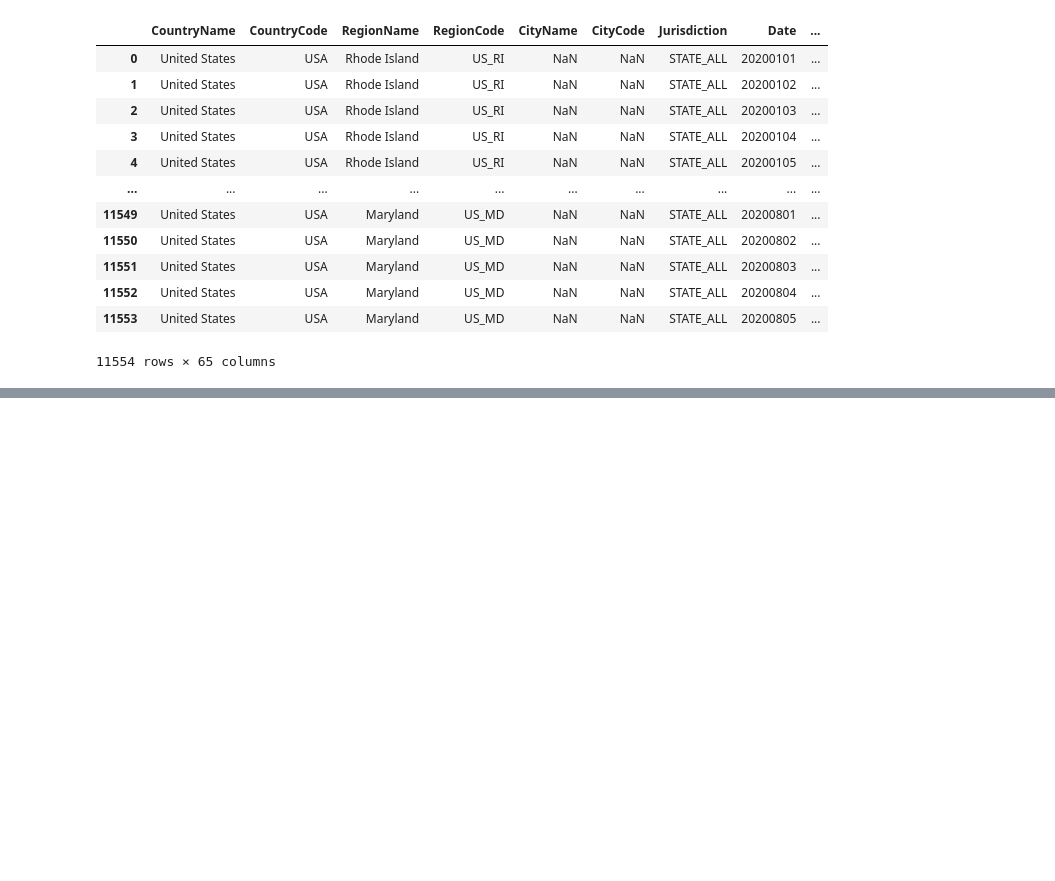
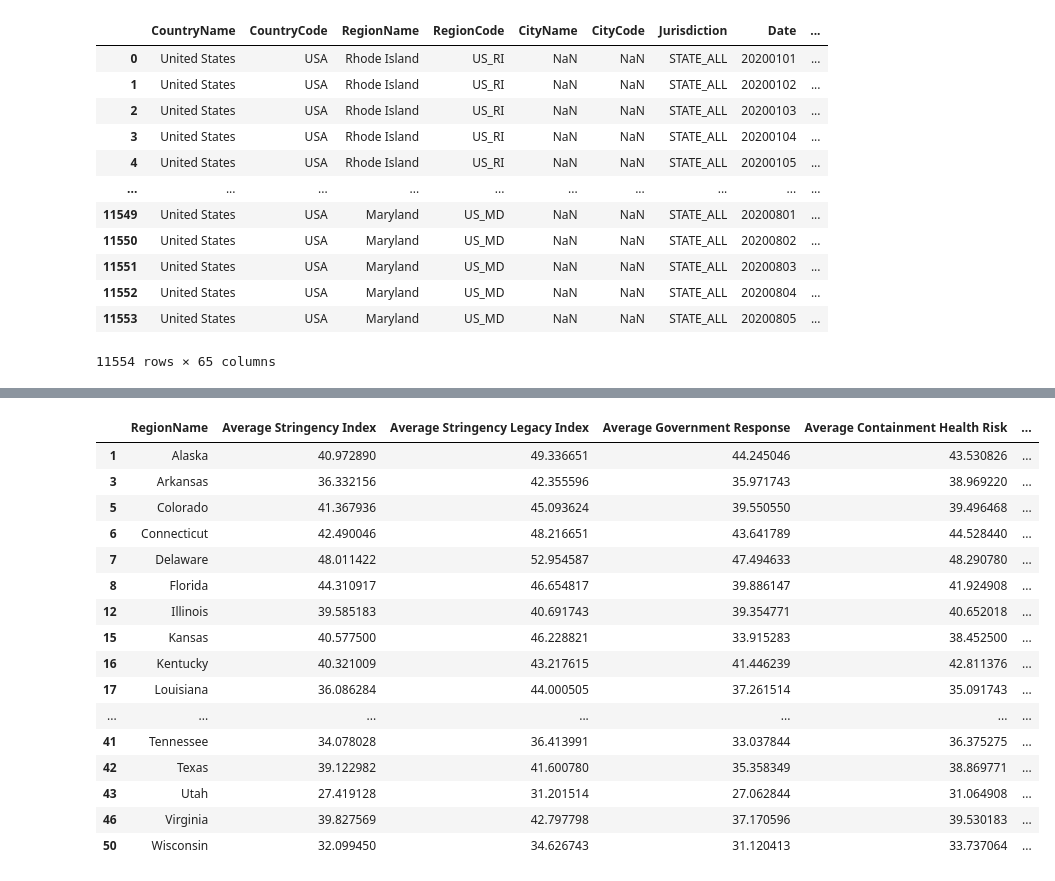
Before and after one commit to shadeetabasi/data-analysis-project-1, a Jupyter notebook: shadee/gov_stringency_index_notebook.ipynb, the cells around one changed output, grey strips where cells are left out. Saved outputs shown, nothing was run; the diff lists cells and outputs as text; code cells hidden in the pictures; blank space fills up the shorter version.

```diff
--- a/shadee/gov_stringency_index_notebook.ipynb
+++ b/shadee/gov_stringency_index_notebook.ipynb
@@ -81,0 +81,36 @@ state_by_state_df
+# %%
+#Include only cities within the alcohol data
+
+cleaned_state_by_state_df = state_by_state_df.loc[(state_by_state_df["RegionName"] == 'Alaska') | (state_by_state_df["RegionName"] == 'Arkansas') |
+                                                   (state_by_state_df["RegionName"] == 'Colorado') | (state_by_state_df["RegionName"] == 'Connecticut')
+                                                  | (state_by_state_df["RegionName"] == 'Delaware') | (state_by_state_df["RegionName"] == 'Florida') |
+                                                  (state_by_state_df["RegionName"] == 'Illinois') | (state_by_state_df["RegionName"] == 'Kansas') |
+                                                  (state_by_state_df["RegionName"] == 'Kentucky') | (state_by_state_df["RegionName"] == 'Louisiana') |
+                                                  (state_by_state_df["RegionName"] == 'Massachusetts') | (state_by_state_df["RegionName"] == 'Missouri') |
+                                                  (state_by_state_df["RegionName"] == 'North Dakota') | (state_by_state_df["RegionName"] == 'Oregon') |
+                                                  (state_by_state_df["RegionName"] == 'Tennessee') | (state_by_state_df["RegionName"] == 'Texas') |
+                                                  (state_by_state_df["RegionName"] == 'Utah') | (state_by_state_df["RegionName"] == 'Virginia') |
+                                                  (state_by_state_df["RegionName"] == 'Wisconsin')]
+
+
+cleaned_state_by_state_df.to_csv(r'cleaned_covid_stringency_index.csv', index = False)
+
+cleaned_state_by_state_df
+# %% [output]
+|  | RegionName | Average Stringency Index | Average Stringency Legacy Index | Average Government Response | Average Containment Health Risk | ... |
+| 1 | Alaska | 40.972890 | 49.336651 | 44.245046 | 43.530826 | ... |
+| 3 | Arkansas | 36.332156 | 42.355596 | 35.971743 | 38.969220 | ... |
+| 5 | Colorado | 41.367936 | 45.093624 | 39.550550 | 39.496468 | ... |
+| 6 | Connecticut | 42.490046 | 48.216651 | 43.641789 | 44.528440 | ... |
+| 7 | Delaware | 48.011422 | 52.954587 | 47.494633 | 48.290780 | ... |
+| 8 | Florida | 44.310917 | 46.654817 | 39.886147 | 41.924908 | ... |
+| 12 | Illinois | 39.585183 | 40.691743 | 39.354771 | 40.652018 | ... |
+| 15 | Kansas | 40.577500 | 46.228821 | 33.915283 | 38.452500 | ... |
+| 16 | Kentucky | 40.321009 | 43.217615 | 41.446239 | 42.811376 | ... |
+| 17 | Louisiana | 36.086284 | 44.000505 | 37.261514 | 35.091743 | ... |
+| ... | ... | ... | ... | ... | ... | ... |
+| 41 | Tennessee | 34.078028 | 36.413991 | 33.037844 | 36.375275 | ... |
+| 42 | Texas | 39.122982 | 41.600780 | 35.358349 | 38.869771 | ... |
+| 43 | Utah | 27.419128 | 31.201514 | 27.062844 | 31.064908 | ... |
+| 46 | Virginia | 39.827569 | 42.797798 | 37.170596 | 39.530183 | ... |
+| 50 | Wisconsin | 32.099450 | 34.626743 | 31.120413 | 33.737064 | ... |
```
Also changed, not shown: parts of 1 cell of this notebook, 4 other files.
